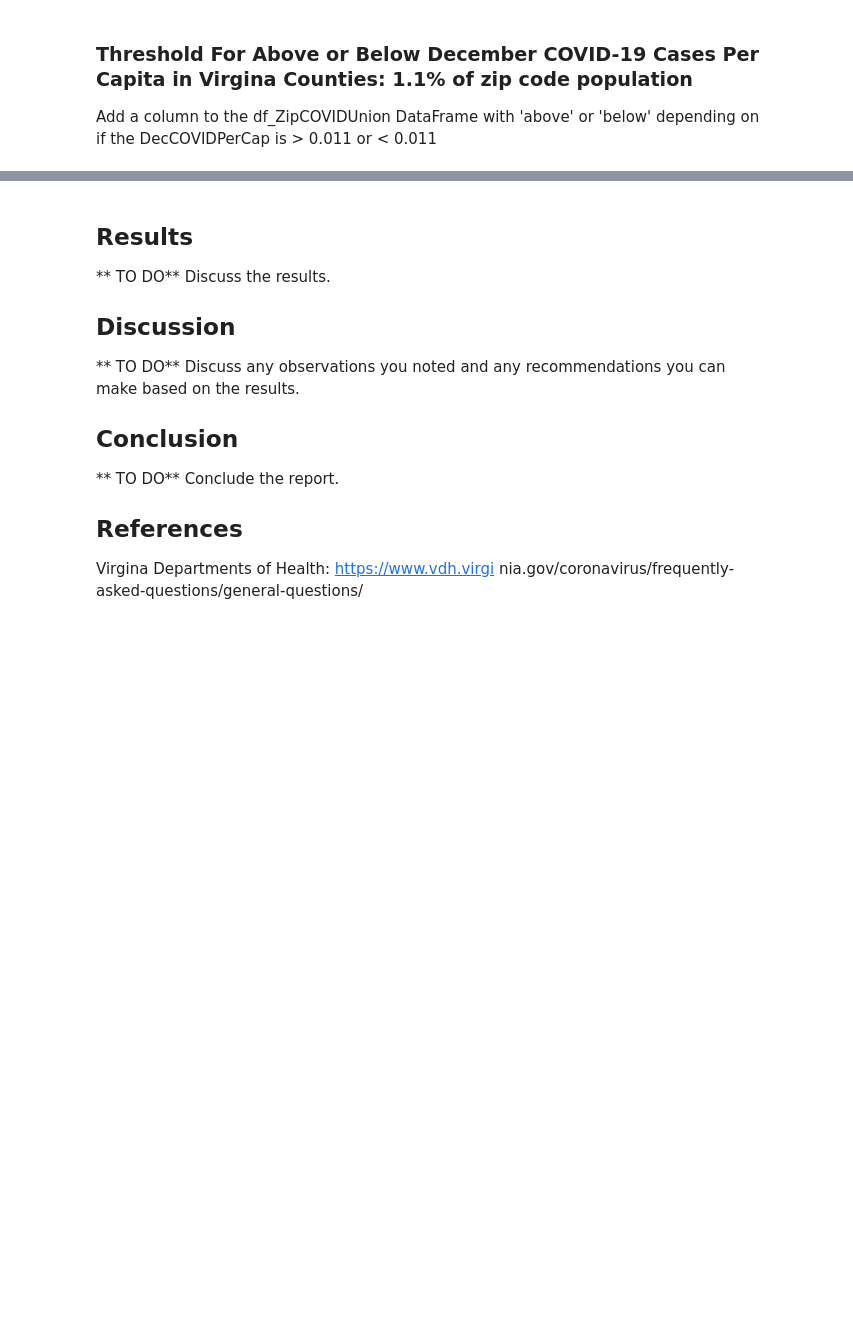
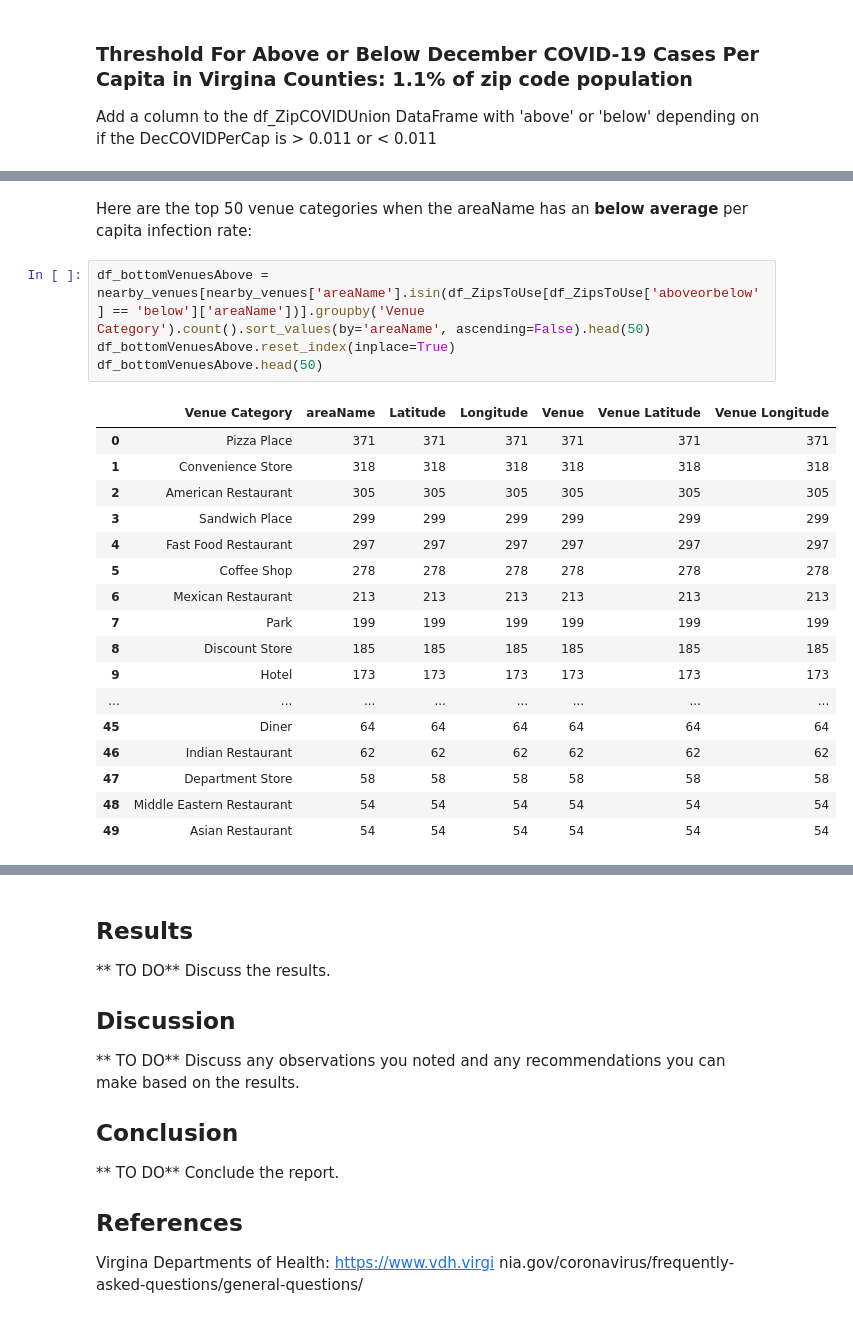
Before and after one commit to hdmcspadden/Virginia_Covid_Trending_Venues, a Jupyter notebook: Trending_Venues_in_Virginia_COVID-19_Hot_Spot_Zip_Codes.ipynb, the cells around one changed output, grey strips where cells are left out. Saved outputs shown, nothing was run; the diff lists cells and outputs as text; blank space fills up the shorter version.

```diff
--- a/Trending_Venues_in_Virginia_COVID-19_Hot_Spot_Zip_Codes.ipynb
+++ b/Trending_Venues_in_Virginia_COVID-19_Hot_Spot_Zip_Codes.ipynb
@@ -403,0 +598,24 @@ I will explore FourSquare trending venues by Virginia zip code. I will merge the
+# %% [markdown]
+Here are the top 50 venue categories when the areaName has an **below average** per capita infection rate:
+# %%
+df_bottomVenuesAbove = nearby_venues[nearby_venues['areaName'].isin(df_ZipsToUse[df_ZipsToUse['aboveorbelow'] == 'below']['areaName'])].groupby('Venue Category').count().sort_values(by='areaName', ascending=False).head(50)
+df_bottomVenuesAbove.reset_index(inplace=True)
+df_bottomVenuesAbove.head(50)
+# %% [output]
+|  | Venue Category | areaName | Latitude | Longitude | Venue | Venue Latitude | Venue Longitude |
+| 0 | Pizza Place | 371 | 371 | 371 | 371 | 371 | 371 |
+| 1 | Convenience Store | 318 | 318 | 318 | 318 | 318 | 318 |
+| 2 | American Restaurant | 305 | 305 | 305 | 305 | 305 | 305 |
+| 3 | Sandwich Place | 299 | 299 | 299 | 299 | 299 | 299 |
+| 4 | Fast Food Restaurant | 297 | 297 | 297 | 297 | 297 | 297 |
+| 5 | Coffee Shop | 278 | 278 | 278 | 278 | 278 | 278 |
+| 6 | Mexican Restaurant | 213 | 213 | 213 | 213 | 213 | 213 |
+| 7 | Park | 199 | 199 | 199 | 199 | 199 | 199 |
+| 8 | Discount Store | 185 | 185 | 185 | 185 | 185 | 185 |
+| 9 | Hotel | 173 | 173 | 173 | 173 | 173 | 173 |
+| ... | ... | ... | ... | ... | ... | ... | ... |
+| 45 | Diner | 64 | 64 | 64 | 64 | 64 | 64 |
+| 46 | Indian Restaurant | 62 | 62 | 62 | 62 | 62 | 62 |
+| 47 | Department Store | 58 | 58 | 58 | 58 | 58 | 58 |
+| 48 | Middle Eastern Restaurant | 54 | 54 | 54 | 54 | 54 | 54 |
+| 49 | Asian Restaurant | 54 | 54 | 54 | 54 | 54 | 54 |
```
Also changed, not shown: parts of 22 cells of this notebook.
